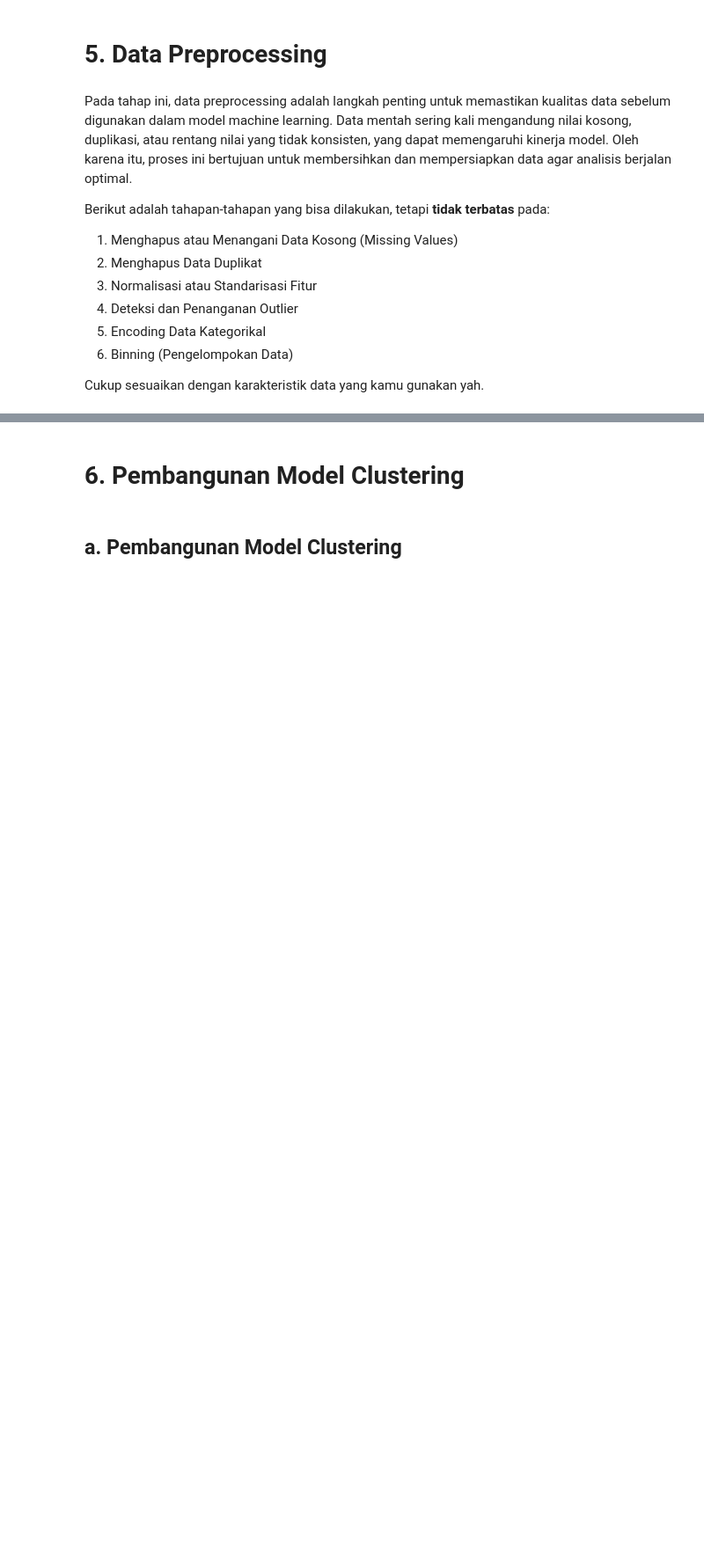
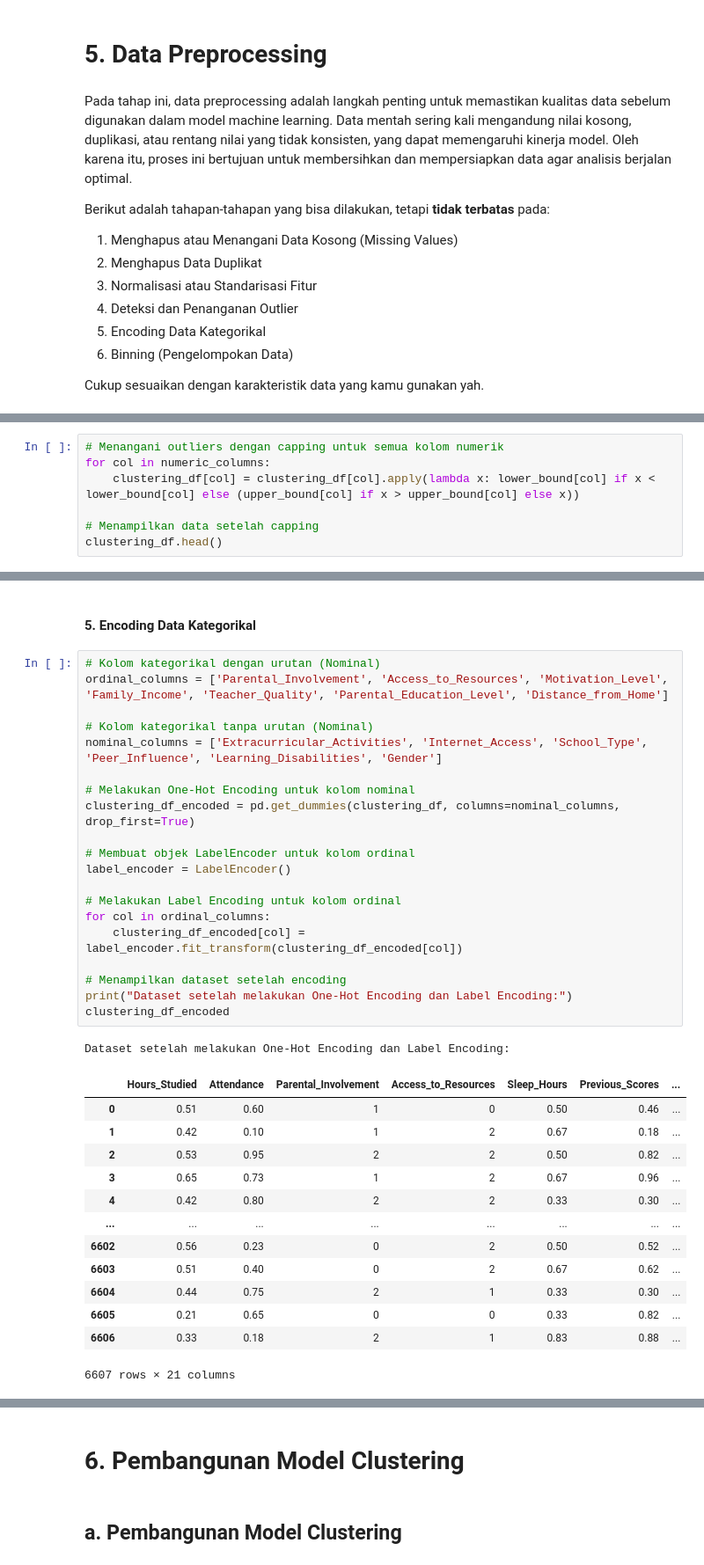
Before and after one commit to divaaharahap/Student-Performance-Factors, a Jupyter notebook: [Clustering]_Submission_Akhir_BMLP_Diva Anggreini Harahap_(Updated).ipynb, the cells around one changed output, grey strips where cells are left out. Shown: that part at 88% size. Cells and saved outputs as stored; diff of their text form; blank space fills up the shorter version.

```diff
--- a/[Clustering]_Submission_Akhir_BMLP_Diva Anggreini Harahap_(Updated).ipynb
+++ b/[Clustering]_Submission_Akhir_BMLP_Diva Anggreini Harahap_(Updated).ipynb
@@ -396,0 +509,7 @@ Cukup sesuaikan dengan karakteristik data yang kamu gunakan yah.
+# %%
+# Menangani outliers dengan capping untuk semua kolom numerik
+for col in numeric_columns:
+    clustering_df[col] = clustering_df[col].apply(lambda x: lower_bound[col] if x < lower_bound[col] else (upper_bound[col] if x > upper_bound[col] else x))
+
+# Menampilkan data setelah capping
+clustering_df.head()
@@ -396,0 +549,37 @@ Cukup sesuaikan dengan karakteristik data yang kamu gunakan yah.
+# %% [markdown]
+#### **5. Encoding Data Kategorikal**
+# %%
+# Kolom kategorikal dengan urutan (Nominal)
+ordinal_columns = ['Parental_Involvement', 'Access_to_Resources', 'Motivation_Level', 'Family_Income', 'Teacher_Quality', 'Parental_Education_Level', 'Distance_from_Home']
+
+# Kolom kategorikal tanpa urutan (Nominal)
+nominal_columns = ['Extracurricular_Activities', 'Internet_Access', 'School_Type', 'Peer_Influence', 'Learning_Disabilities', 'Gender']
+
+# Melakukan One-Hot Encoding untuk kolom nominal
+clustering_df_encoded = pd.get_dummies(clustering_df, columns=nominal_columns, drop_first=True)
+
+# Membuat objek LabelEncoder untuk kolom ordinal
+label_encoder = LabelEncoder()
+
+# Melakukan Label Encoding untuk kolom ordinal
+for col in ordinal_columns:
+    clustering_df_encoded[col] = label_encoder.fit_transform(clustering_df_encoded[col])
+
+# Menampilkan dataset setelah encoding
+print("Dataset setelah melakukan One-Hot Encoding dan Label Encoding:")
+clustering_df_encoded
+# %% [output]
+Dataset setelah melakukan One-Hot Encoding dan Label Encoding:
+|  | Hours_Studied | Attendance | Parental_Involvement | Access_to_Resources | Sleep_Hours | Previous_Scores | ... |
+| 0 | 0.51 | 0.60 | 1 | 0 | 0.50 | 0.46 | ... |
+| 1 | 0.42 | 0.10 | 1 | 2 | 0.67 | 0.18 | ... |
+| 2 | 0.53 | 0.95 | 2 | 2 | 0.50 | 0.82 | ... |
+| 3 | 0.65 | 0.73 | 1 | 2 | 0.67 | 0.96 | ... |
+| 4 | 0.42 | 0.80 | 2 | 2 | 0.33 | 0.30 | ... |
+| ... | ... | ... | ... | ... | ... | ... | ... |
+| 6602 | 0.56 | 0.23 | 0 | 2 | 0.50 | 0.52 | ... |
+| 6603 | 0.51 | 0.40 | 0 | 2 | 0.67 | 0.62 | ... |
+| 6604 | 0.44 | 0.75 | 2 | 1 | 0.33 | 0.30 | ... |
+| 6605 | 0.21 | 0.65 | 0 | 0 | 0.33 | 0.82 | ... |
+| 6606 | 0.33 | 0.18 | 2 | 1 | 0.83 | 0.88 | ... |
+6607 rows × 21 columns
```
Also changed, not shown: parts of 20 cells of this notebook.
